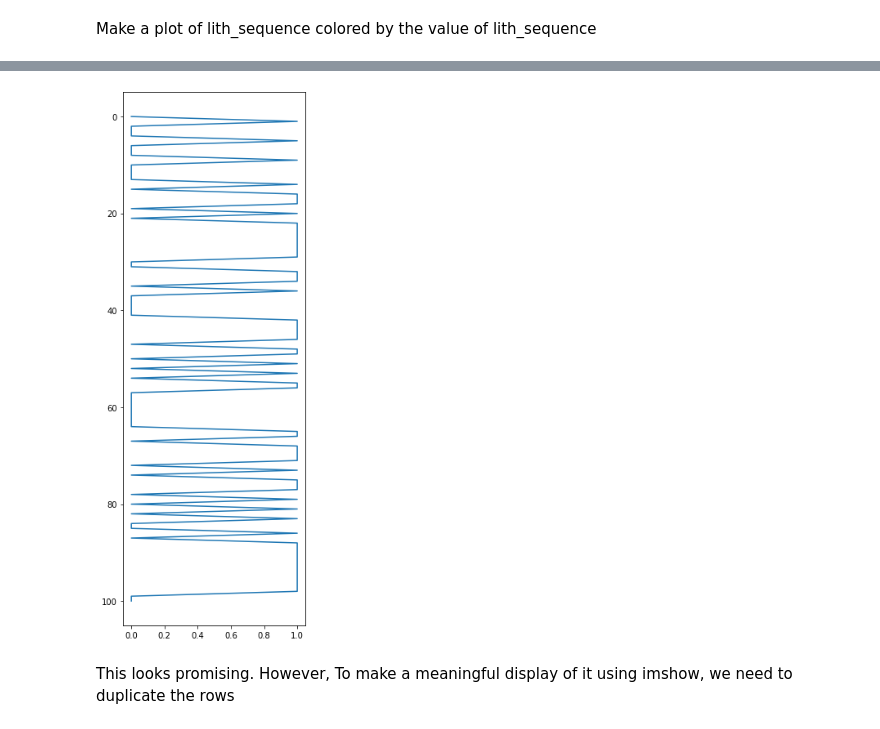
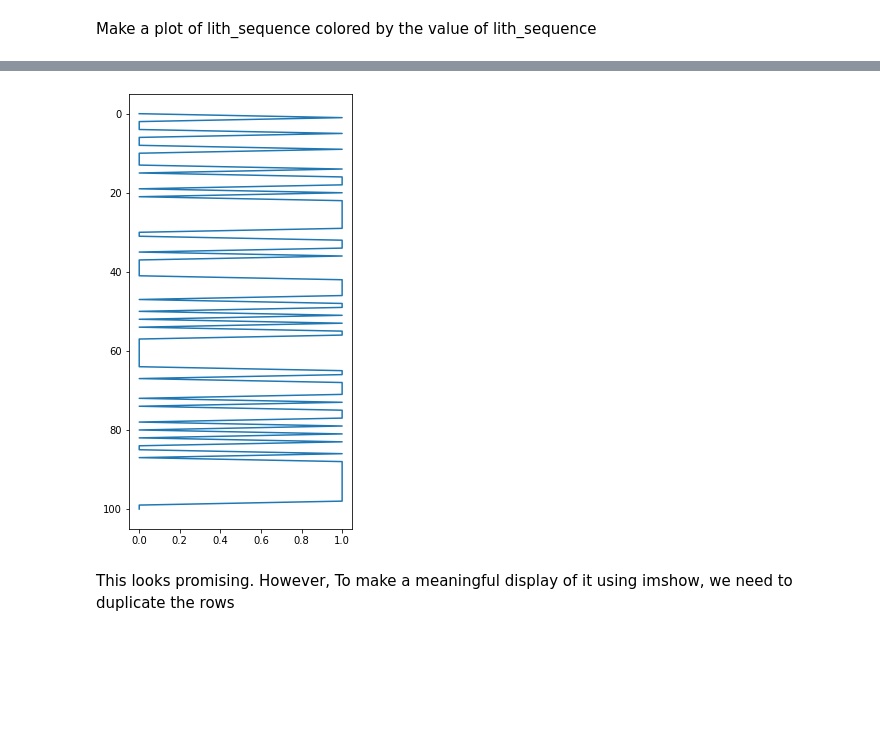
Before and after one commit to bdowdell/automatic_well_tie, a Jupyter notebook: nb/prototyping.ipynb, the cells around one changed output, grey strips where cells are left out. Saved outputs shown, nothing was run; the diff lists cells and outputs as text; code cells hidden in the pictures; blank space fills up the shorter version.

```diff
--- a/nb/prototyping.ipynb
+++ b/nb/prototyping.ipynb
@@ -71,11 +71,11 @@ This is pretty difficult to see what is going on... Zoom in on the first 100 val
 # %%
-fig = plt.figure(figsize=(4,12))
+fig = plt.figure(figsize=(4,8))
 ax = fig.add_subplot(1,1,1)
 ax.plot(lith_sequence[0:101], range(0,101))
 ax.invert_yaxis()
 plt.show()
 # %% [output]
-[figure, old version]
+[figure, new version]
 # %% [markdown]
 This looks promising.  However, To make a meaningful display of it using imshow, we need to duplicate the rows
 # %%
```
Also changed, not shown: parts of 2 cells of this notebook.
